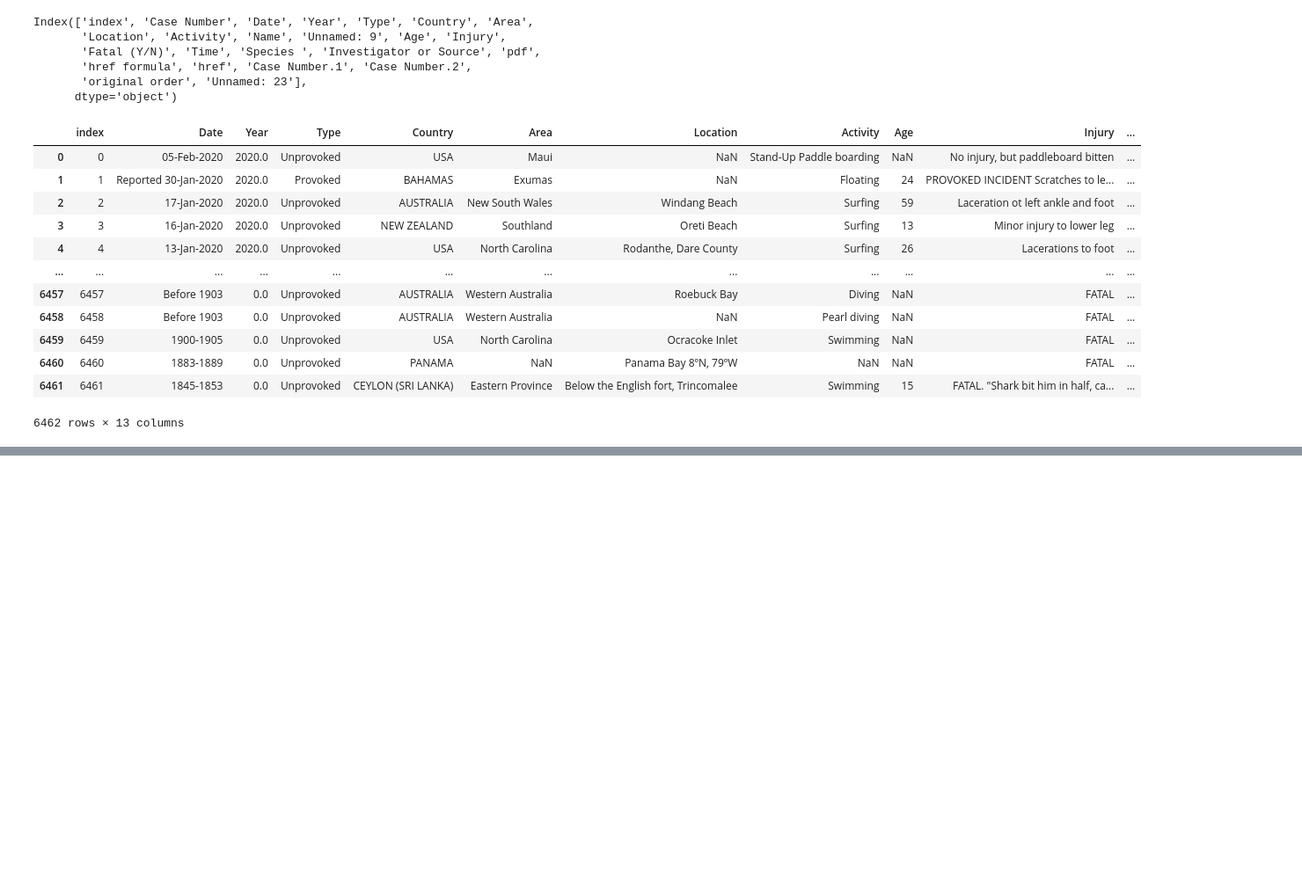
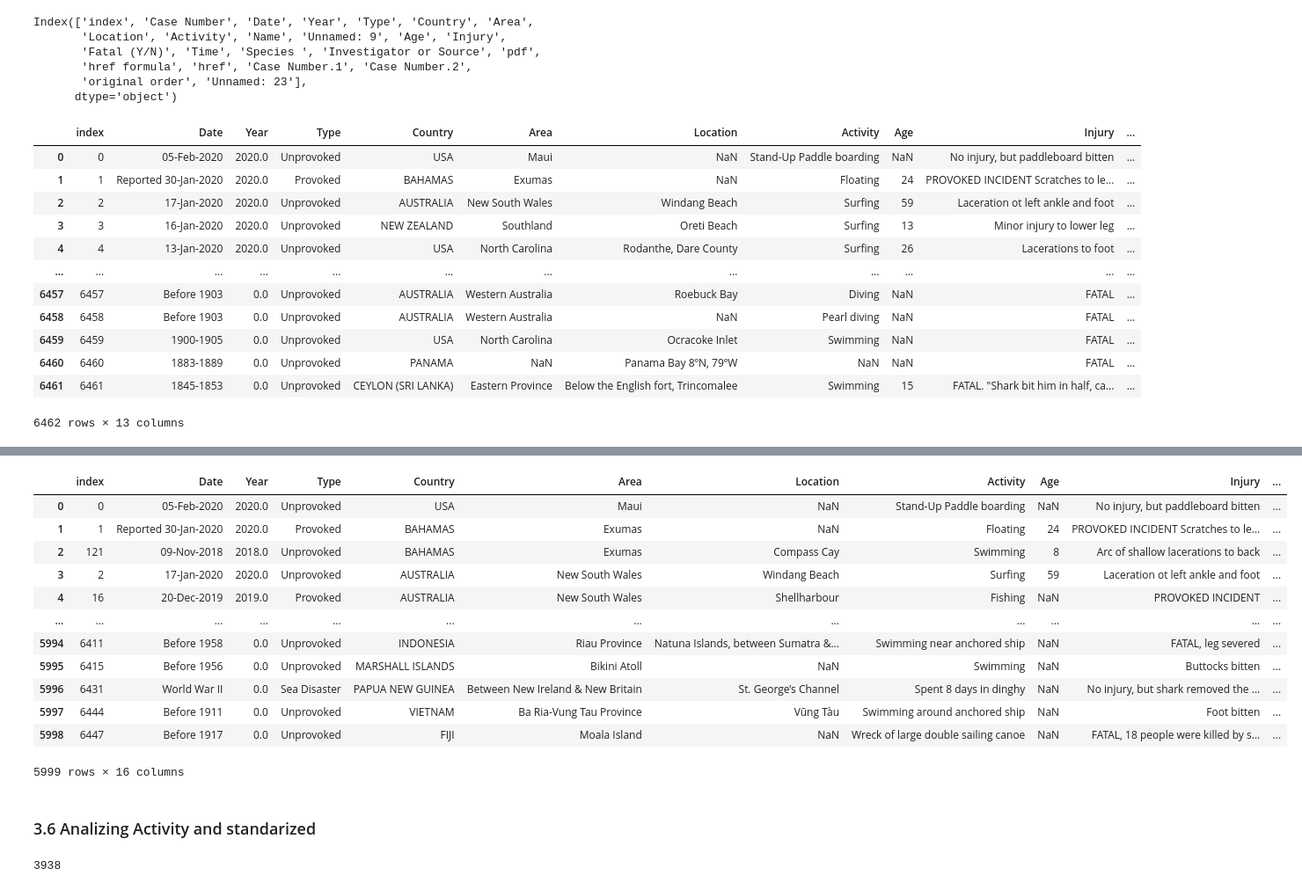
Before and after one commit to BauerPablo/shark_attack_stats, a Jupyter notebook: scripts/shark_attack_analysis.ipynb, the cells around one changed output, grey strips where cells are left out. Shown at 88% size. Drawn from its saved outputs; the diff is of its cells as text; code cells hidden in the pictures; blank space fills up the shorter version.

Commit message:
Wranglin data

```diff
--- a/scripts/shark_attack_analysis.ipynb
+++ b/scripts/shark_attack_analysis.ipynb
@@ -303,0 +474,4 @@ Name: Date, Length: 6462, dtype: object
+# %%
+data_test['clean_date'] = pd.to_datetime(data_test[['year','month','day']])
+# %%
+data['clean_date'] = data_test['clean_date']
@@ -303,0 +500,6 @@ Name: Date, Length: 6462, dtype: object
+# %%
+coord_file_path = "../data/places_coord.xlsx"
+
+coord_data = pd.read_excel(coord_file_path)
+coord_data['Area'] = coord_data['Dirección']
+coord_data = coord_data.drop(columns=['Dirección'])
@@ -303,0 +522,25 @@ Name: Date, Length: 6462, dtype: object
+# %%
+data = pd.merge(data, coord_data, on='Area')
+# %%
+data
+# %% [output]
+|  | index | Date | Year | Type | Country | Area | Location | Activity | Age | Injury | ... |
+| 0 | 0 | 05-Feb-2020 | 2020.0 | Unprovoked | USA | Maui | NaN | Stand-Up Paddle boarding | NaN | No injury, but paddleboard bitten | ... |
+| 1 | 1 | Reported 30-Jan-2020 | 2020.0 | Provoked | BAHAMAS | Exumas | NaN | Floating | 24 | PROVOKED INCIDENT Scratches to le... | ... |
+| 2 | 121 | 09-Nov-2018 | 2018.0 | Unprovoked | BAHAMAS | Exumas | Compass Cay | Swimming | 8 | Arc of shallow lacerations to back | ... |
+| 3 | 2 | 17-Jan-2020 | 2020.0 | Unprovoked | AUSTRALIA | New South Wales | Windang Beach | Surfing | 59 | Laceration ot left ankle and foot | ... |
+| 4 | 16 | 20-Dec-2019 | 2019.0 | Provoked | AUSTRALIA | New South Wales | Shellharbour | Fishing | NaN | PROVOKED INCIDENT | ... |
+| ... | ... | ... | ... | ... | ... | ... | ... | ... | ... | ... | ... |
+| 5994 | 6411 | Before 1958 | 0.0 | Unprovoked | INDONESIA | Riau Province | Natuna Islands, between Sumatra &... | Swimming near anchored ship | NaN | FATAL, leg severed | ... |
+| 5995 | 6415 | Before 1956 | 0.0 | Unprovoked | MARSHALL ISLANDS | Bikini Atoll | NaN | Swimming | NaN | Buttocks bitten | ... |
+| 5996 | 6431 | World War II | 0.0 | Sea Disaster | PAPUA NEW GUINEA | Between New Ireland & New Britain | St. George’s Channel | Spent 8 days in dinghy | NaN | No injury, but shark removed the ... | ... |
+| 5997 | 6444 | Before 1911 | 0.0 | Unprovoked | VIETNAM | Ba Ria-Vung Tau Province | Vũng Tàu | Swimming around anchored ship | NaN | Foot bitten | ... |
+| 5998 | 6447 | Before 1917 | 0.0 | Unprovoked | FIJI | Moala Island | NaN | Wreck of large double sailing canoe | NaN | FATAL, 18 people were killed by s... | ... |
+5999 rows × 16 columns
+# %% [markdown]
+### 3.6 Analizing Activity and standarized
+# %%
+mask = data['Activity'].value_counts().values > 5
+data['Activity'].value_counts()[mask].sum()
+# %% [output]
+3938
```
Also changed, not shown: parts of 52 cells of this notebook, 1 other file.
